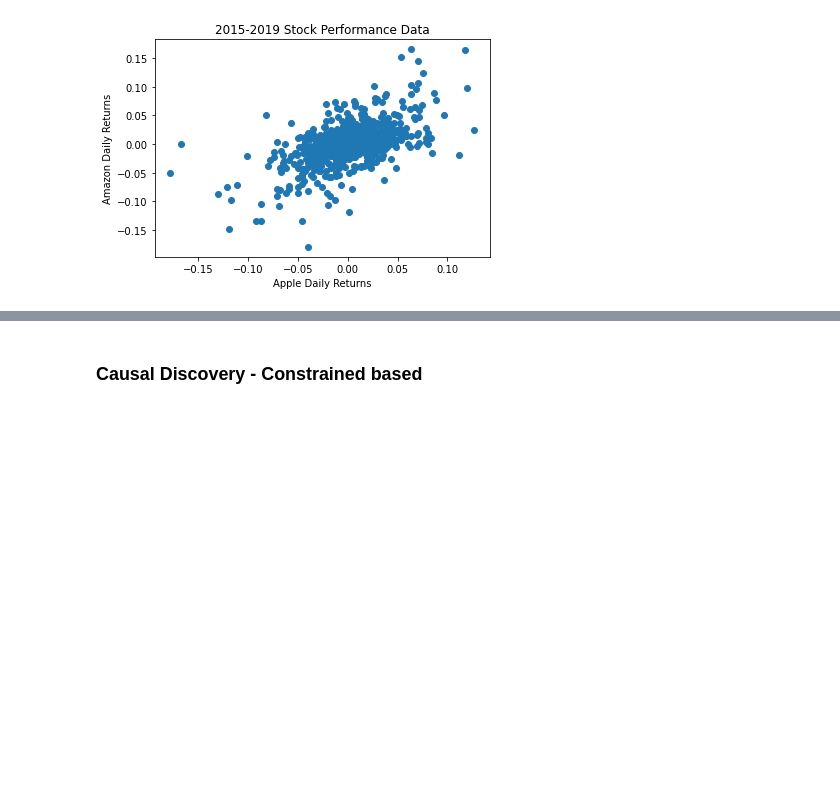
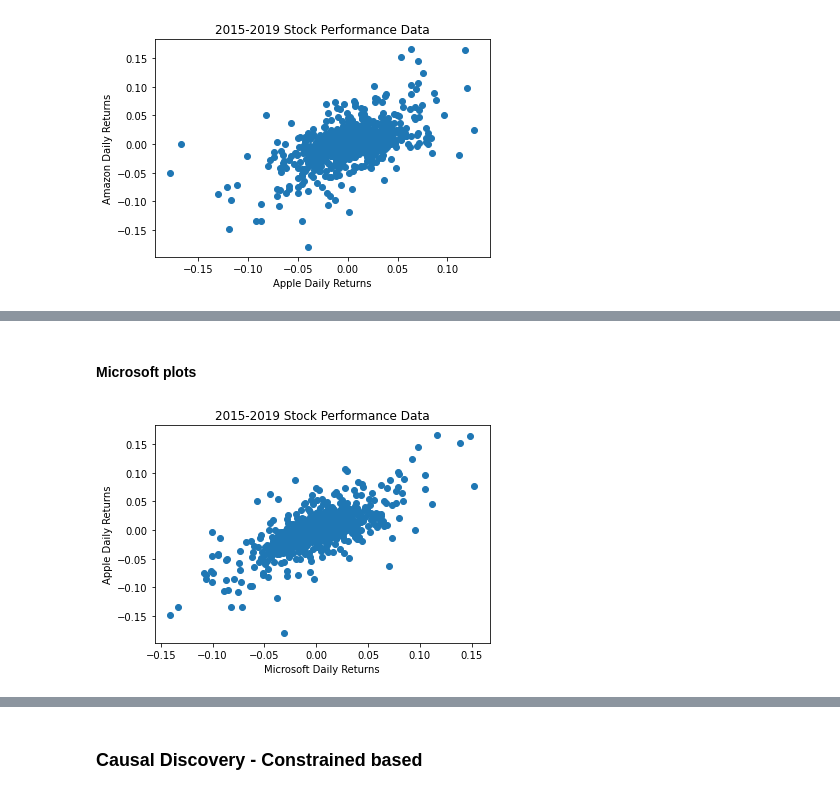
Before and after one commit to dssaenzml/ml703_timeSeriesCausalDiscovery, a Jupyter notebook: Pytrad/stocks_causal_discovery_pytrad.ipynb, the cells around one changed output, grey strips where cells are left out. Saved outputs shown, nothing was run; the diff lists cells and outputs as text; code cells hidden in the pictures; blank space fills up the shorter version.

```diff
--- a/Pytrad/stocks_causal_discovery_pytrad.ipynb
+++ b/Pytrad/stocks_causal_discovery_pytrad.ipynb
@@ -710,0 +729,13 @@ plt.savefig("./Linear Analysis Plots/apple_amazon_returns.jpeg")
+# %% [markdown]
+#### Microsoft plots
+# %%
+x_var = dataFrameCompanies[:, 4]
+y_var = dataFrameCompanies[:, 1]
+
+plt.scatter(x_var, y_var)
+plt.title("2015-2019 Stock Performance Data")
+plt.xlabel("Microsoft Daily Returns")
+plt.ylabel("Apple Daily Returns")
+plt.savefig("./Linear Analysis Plots/microsoft_apple_returns.jpeg")
+# %% [output]
+[figure, added]
```
Also changed, not shown: parts of 8 cells of this notebook.
